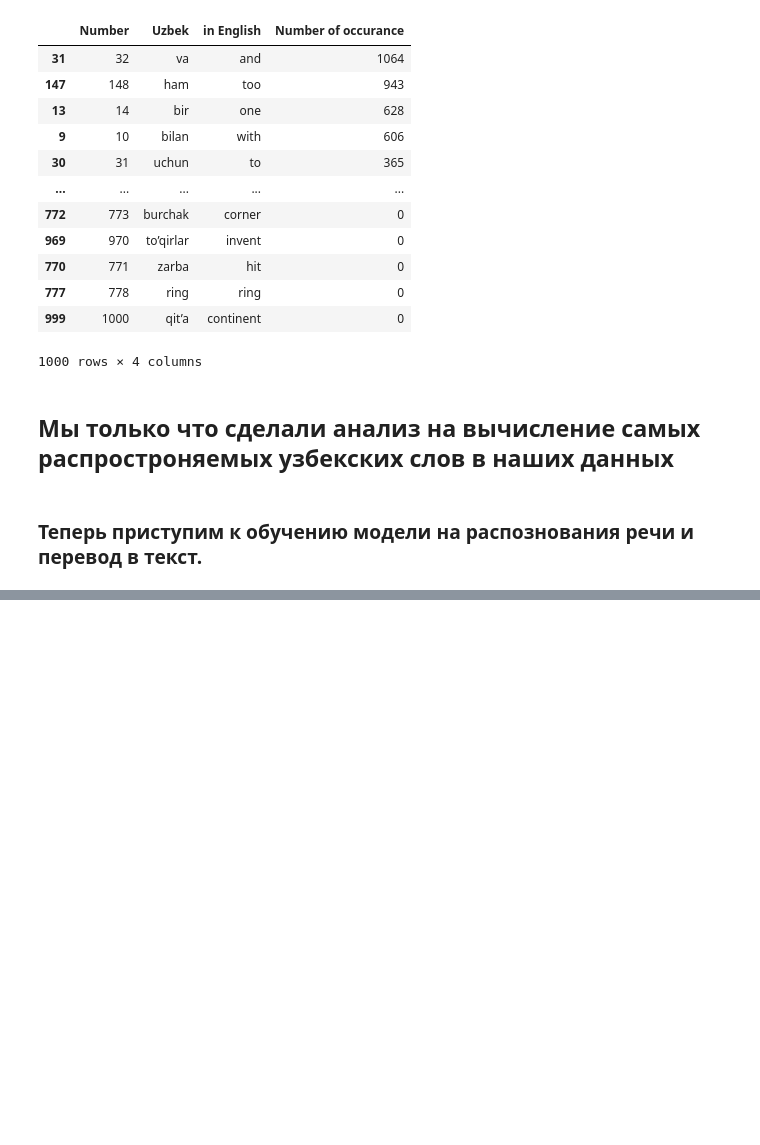
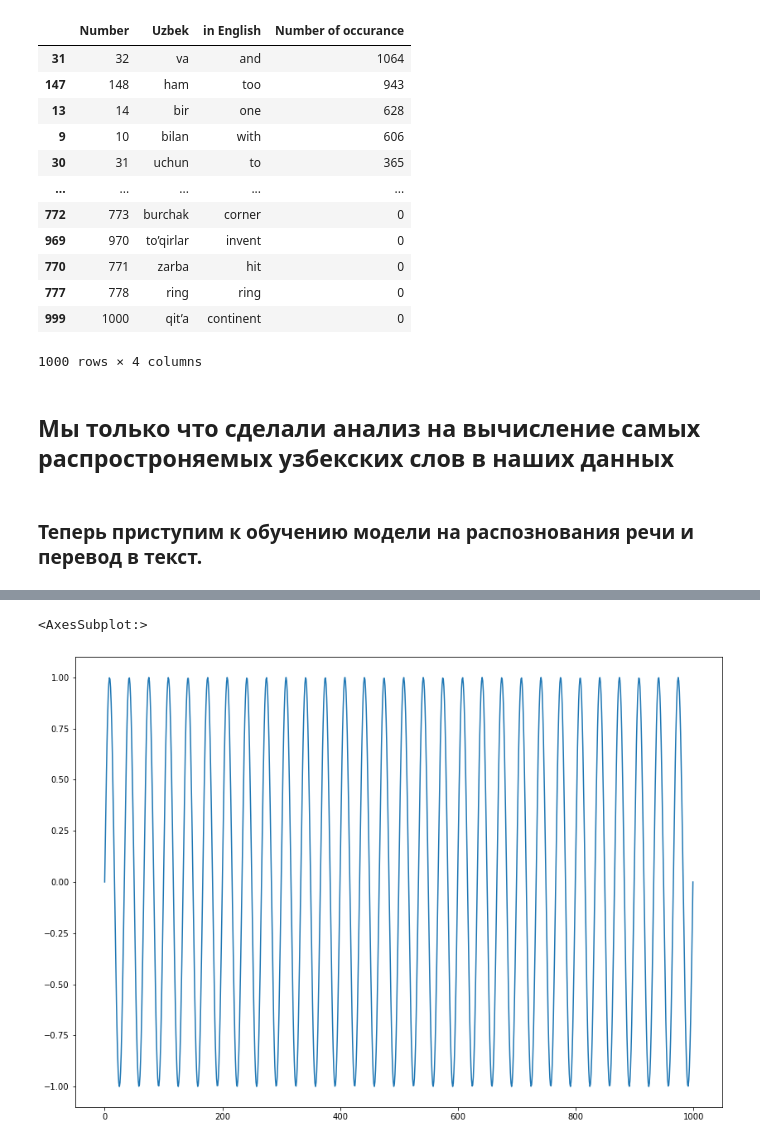
Before and after one commit to sonictimur/wstars_voiceAI, a Jupyter notebook: AI_Scripts.ipynb, the cells around one changed output, grey strips where cells are left out. Cells and saved outputs as stored; diff of their text form; code cells hidden in the pictures; blank space fills up the shorter version.

```diff
--- a/AI_Scripts.ipynb
+++ b/AI_Scripts.ipynb
@@ -132,0 +132,7 @@ ax1.plot(np.linspace(0, sample_rate/len(samples), sample_rate), samples)
+# %%
+import seaborn as sns
+
+sns.lineplot(data=gen_sin(30, 1))
+# %% [output]
+<AxesSubplot:>
+[figure, added]
```
Also changed, not shown: parts of 17 cells of this notebook, 2 other files.
